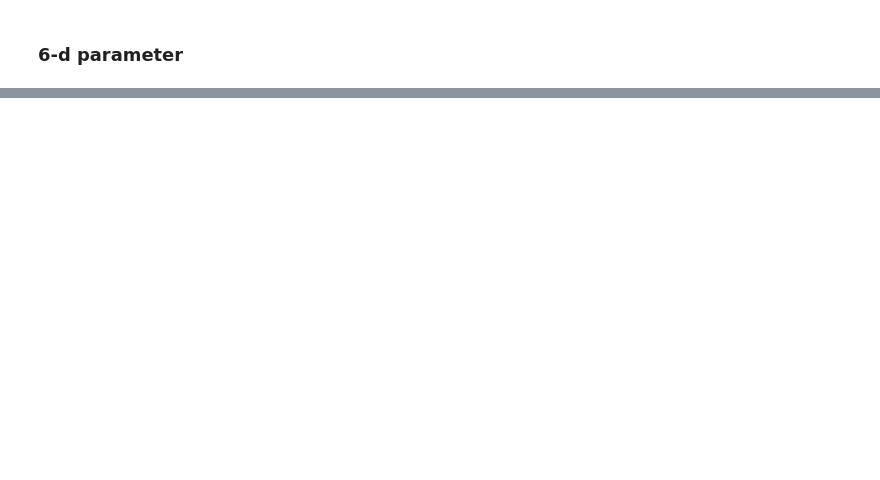
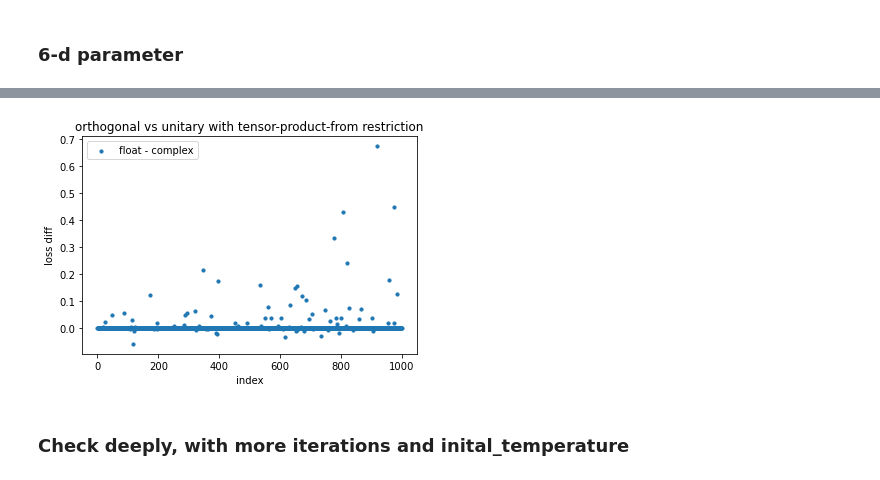
Before and after one commit to MKrbm/worms, a Jupyter notebook: python/nsp/unitary_vs_orthogonal.ipynb, the cells around one changed output, grey strips where cells are left out. Saved outputs shown, nothing was run; the diff lists cells and outputs as text; code cells hidden in the pictures; blank space fills up the shorter version.

```diff
--- a/python/nsp/unitary_vs_orthogonal.ipynb
+++ b/python/nsp/unitary_vs_orthogonal.ipynb
@@ -70,0 +120,43 @@ np.linalg.det(func.matrix())
+# %%
+import scipy.optimize as optimize
+bounds = [[-10, 10]]*func.n_params
+
+N = 1000
+L = 4
+t_float = []
+t_comp = []
+X_list = []
+for _ in tqdm(range(N)):
+    X = np.random.rand(L*L).reshape(L, L)-0.5
+    X = X + X.T + np.eye(L)
+    X_list.append(X)
+    func = optm.unitary_optm(X, N = 2, dtype=np.float64)
+    bounds = [[-10, 10]]*func.n_params
+    ret = optimize.dual_annealing(func, bounds = bounds, restart_temp_ratio = 1e-3,
+                                  visit = 2.7, initial_temp = 10**2, maxiter = 100,
+                                  callback = callbackNone)
+    t_float.append(ret.fun)
+
+    func = optm.unitary_optm(X, N = 2, dtype=np.complex128)
+    bounds = [[-10, 10]]*func.n_params
+    ret = optimize.dual_annealing(func, bounds = bounds, restart_temp_ratio = 1e-3,
+                                  visit = 2.7, initial_temp = 10**2, maxiter = 100,
+                                  callback = callbackNone)
+    t_comp.append(ret.fun)
+# %%
+from matplotlib import pyplot as plt
+fig, ax = plt.subplots()
+
+diff = np.array(t_float) - np.array(t_comp)
+ax.scatter(np.arange(N), diff, s = 10,  label = "float - complex")
+
+ax.set_title('orthogonal vs unitary with tensor-product-from restriction')
+ax.set_xlabel('index')
+ax.set_ylabel('loss diff')
+ax.legend()
+fig.show()
+plt.savefig('res1.jpg', dpi=400, bbox_inches="tight")
+# %% [output]
+[figure, added]
+# %% [markdown]
+### Check deeply, with more iterations and inital_temperature
```
Also changed, not shown: parts of 22 cells of this notebook, 6 other files.
